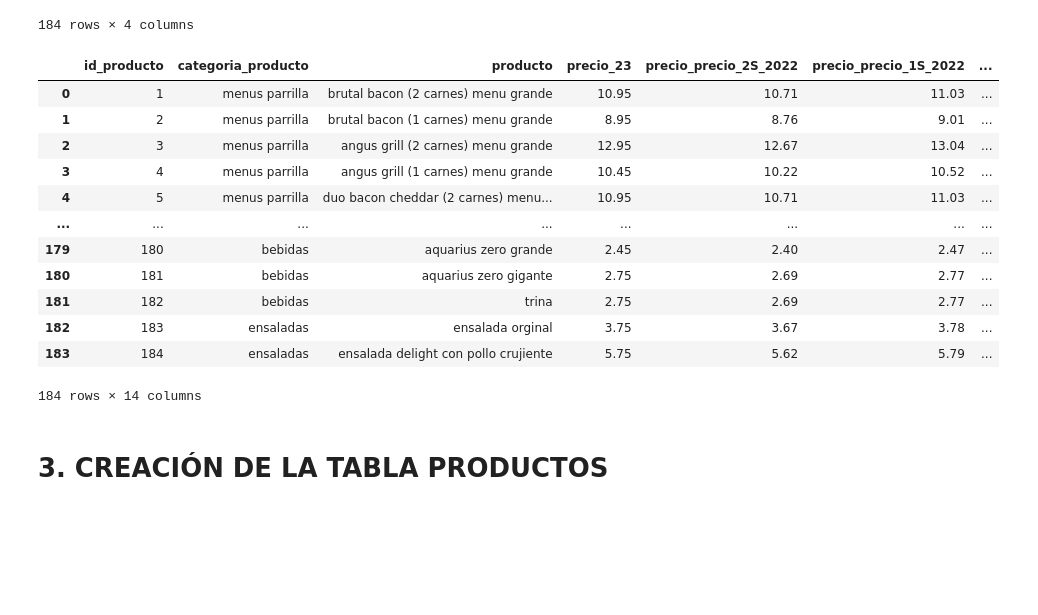
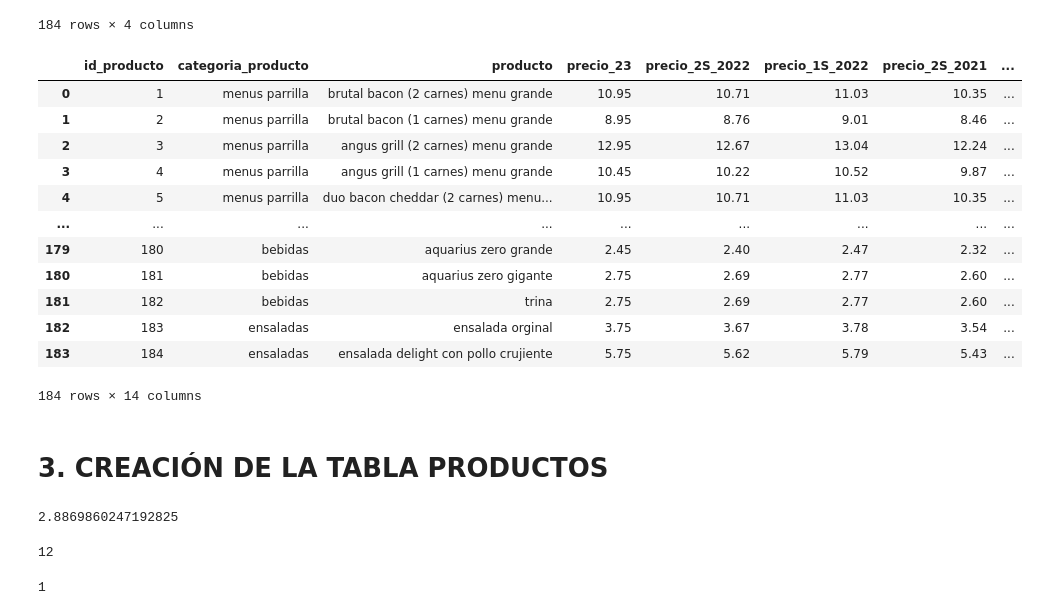
Before and after one commit to Lidiavf1912/analysis_burgerking, a Jupyter notebook: creacion_de_tablas.ipynb, the cells around one changed output. Drawn from its saved outputs; the diff is of its cells as text; code cells hidden in the pictures; blank space fills up the shorter version.

Commit message:
terminando la tabla productos

```diff
--- a/creacion_de_tablas.ipynb
+++ b/creacion_de_tablas.ipynb
@@ -438,34 +437,34 @@ precios_df
 # %%
 precios_df = precios_df.rename(columns={'precio': 'precio_23'})
 indices_por_año = {
     2022: {'precio_2S': 0.978222261779609, 'precio_1S': 1.00714391455726},
     2021: {'precio_2S': 0.944911424086684, 'precio_1S': 0.946065927485161},
     2020: {'precio_2S': 0.987597238744351, 'precio_1S': 1.00917096495306},
     2019: {'precio_2S': 0.966473937563194, 'precio_1S': 0.973633003841402},
     2018: {'precio_2S': 0.928686251688925, 'precio_1S': 0.947790247463161}
 }
 
 # Aplicar los cálculos usando un bucle
 for año, indices in indices_por_año.items():
     for periodo, indice in indices.items():
-        columna_destino = f'precio_{periodo}_{año}'
+        columna_destino = f'{periodo}_{año}'
         precios_df[columna_destino] = (precios_df['precio_23'] * indice).round(2)
 
 # Mostrar el DataFrame resultante
 precios_df
 # %% [output]
-|  | id_producto | categoria_producto | producto | precio_23 | precio_precio_2S_2022 | precio_precio_1S_2022 | ... |
-| 0 | 1 | menus parrilla | brutal bacon (2 carnes) menu grande | 10.95 | 10.71 | 11.03 | ... |
-| 1 | 2 | menus parrilla | brutal bacon (1 carnes) menu grande | 8.95 | 8.76 | 9.01 | ... |
-| 2 | 3 | menus parrilla | angus grill (2 carnes) menu grande | 12.95 | 12.67 | 13.04 | ... |
-| 3 | 4 | menus parrilla | angus grill (1 carnes) menu grande | 10.45 | 10.22 | 10.52 | ... |
-| 4 | 5 | menus parrilla | duo bacon cheddar (2 carnes) menu... | 10.95 | 10.71 | 11.03 | ... |
-| ... | ... | ... | ... | ... | ... | ... | ... |
-| 179 | 180 | bebidas | aquarius zero grande | 2.45 | 2.40 | 2.47 | ... |
-| 180 | 181 | bebidas | aquarius zero gigante | 2.75 | 2.69 | 2.77 | ... |
-| 181 | 182 | bebidas | trina | 2.75 | 2.69 | 2.77 | ... |
-| 182 | 183 | ensaladas | ensalada orginal | 3.75 | 3.67 | 3.78 | ... |
-| 183 | 184 | ensaladas | ensalada delight con pollo crujiente | 5.75 | 5.62 | 5.79 | ... |
+|  | id_producto | categoria_producto | producto | precio_23 | precio_2S_2022 | precio_1S_2022 | precio_2S_2021 | ... |
+| 0 | 1 | menus parrilla | brutal bacon (2 carnes) menu grande | 10.95 | 10.71 | 11.03 | 10.35 | ... |
+| 1 | 2 | menus parrilla | brutal bacon (1 carnes) menu grande | 8.95 | 8.76 | 9.01 | 8.46 | ... |
+| 2 | 3 | menus parrilla | angus grill (2 carnes) menu grande | 12.95 | 12.67 | 13.04 | 12.24 | ... |
+| 3 | 4 | menus parrilla | angus grill (1 carnes) menu grande | 10.45 | 10.22 | 10.52 | 9.87 | ... |
+| 4 | 5 | menus parrilla | duo bacon cheddar (2 carnes) menu... | 10.95 | 10.71 | 11.03 | 10.35 | ... |
+| ... | ... | ... | ... | ... | ... | ... | ... | ... |
+| 179 | 180 | bebidas | aquarius zero grande | 2.45 | 2.40 | 2.47 | 2.32 | ... |
+| 180 | 181 | bebidas | aquarius zero gigante | 2.75 | 2.69 | 2.77 | 2.60 | ... |
+| 181 | 182 | bebidas | trina | 2.75 | 2.69 | 2.77 | 2.60 | ... |
+| 182 | 183 | ensaladas | ensalada orginal | 3.75 | 3.67 | 3.78 | 3.54 | ... |
+| 183 | 184 | ensaladas | ensalada delight con pollo crujiente | 5.75 | 5.62 | 5.79 | 5.43 | ... |
 184 rows × 14 columns
 # %% [markdown]
 # 3. CREACIÓN DE LA TABLA PRODUCTOS
@@ -471,0 +518,12 @@ precios_df
+# %%
+productos_enero_2018.id_ticket.value_counts().mean()
+# %% [output]
+2.8869860247192825
+# %%
+productos_enero_2018.id_ticket.value_counts().max()
+# %% [output]
+12
+# %%
+productos_enero_2018.id_ticket.value_counts().min()
+# %% [output]
+1
```
Also changed, not shown: parts of 14 cells of this notebook.
